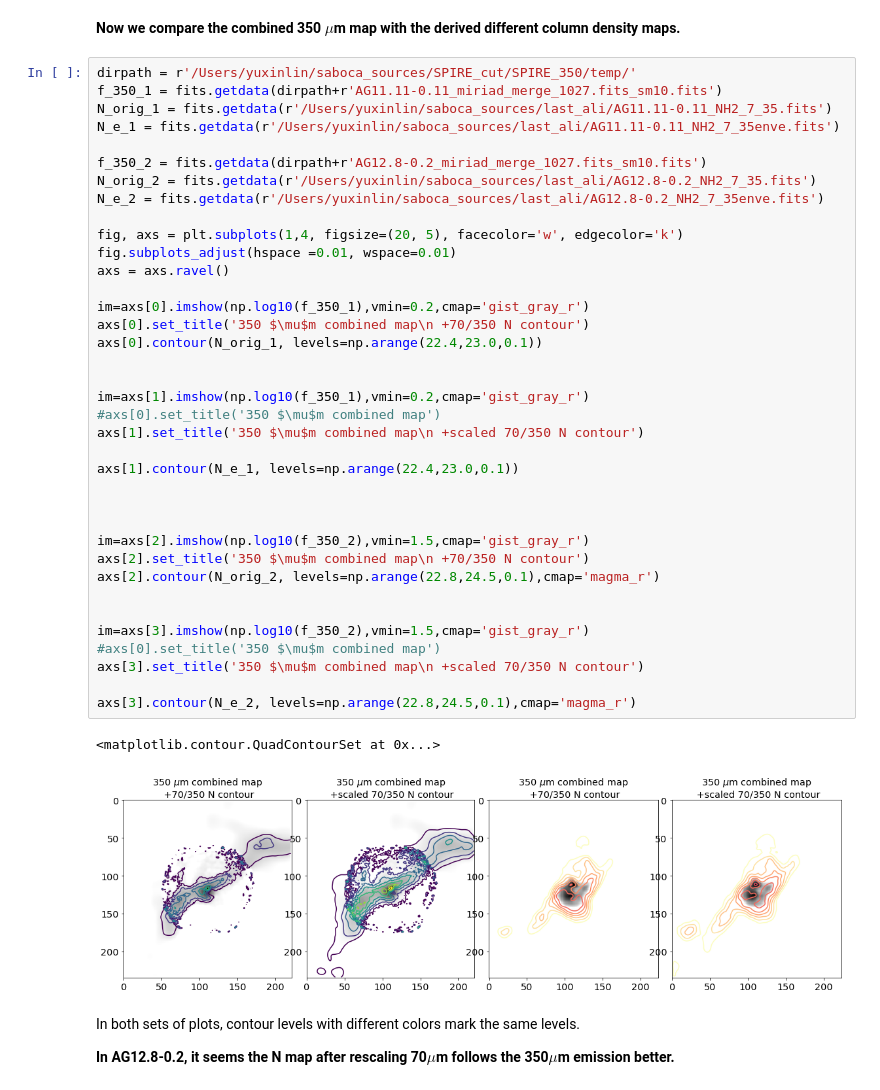
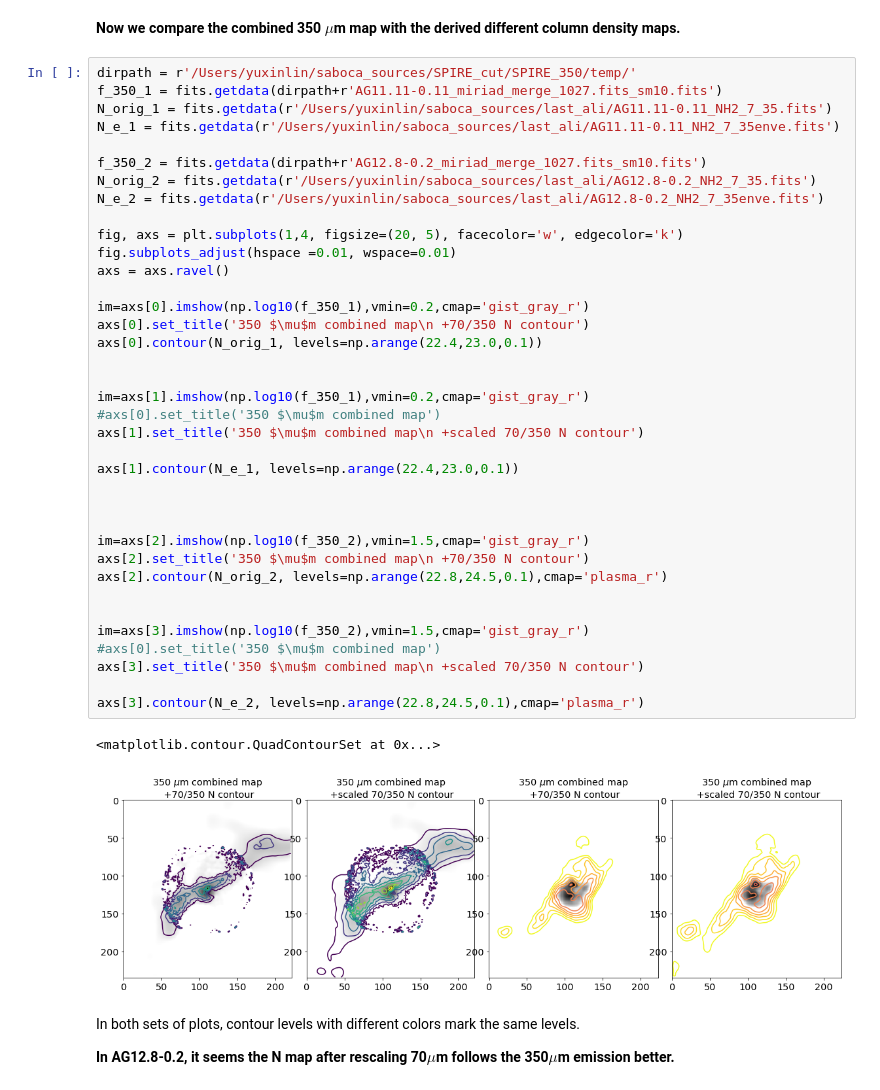
Before and after one commit to yxlinaqua/saboca_project, a Jupyter notebook: benchmark_fitting_methods.ipynb, the cells around one changed output. Cells and saved outputs as stored; diff of their text form.

```diff
--- a/benchmark_fitting_methods.ipynb
+++ b/benchmark_fitting_methods.ipynb
@@ -180,36 +180,36 @@ f_350_2 = fits.getdata(dirpath+r'AG12.8-0.2_miriad_merge_1027.fits_sm10.fits')
 N_orig_2 = fits.getdata(r'/Users/yuxinlin/saboca_sources/last_ali/AG12.8-0.2_NH2_7_35.fits')
 N_e_2 = fits.getdata(r'/Users/yuxinlin/saboca_sources/last_ali/AG12.8-0.2_NH2_7_35enve.fits')
 
 fig, axs = plt.subplots(1,4, figsize=(20, 5), facecolor='w', edgecolor='k')
 fig.subplots_adjust(hspace =0.01, wspace=0.01)
 axs = axs.ravel()
 
 im=axs[0].imshow(np.log10(f_350_1),vmin=0.2,cmap='gist_gray_r')
 axs[0].set_title('350 $\mu$m combined map\n +70/350 N contour')
 axs[0].contour(N_orig_1, levels=np.arange(22.4,23.0,0.1))
 
 
 im=axs[1].imshow(np.log10(f_350_1),vmin=0.2,cmap='gist_gray_r')
 #axs[0].set_title('350 $\mu$m combined map')
 axs[1].set_title('350 $\mu$m combined map\n +scaled 70/350 N contour')
 
 axs[1].contour(N_e_1, levels=np.arange(22.4,23.0,0.1))
 
 
 
 im=axs[2].imshow(np.log10(f_350_2),vmin=1.5,cmap='gist_gray_r')
 axs[2].set_title('350 $\mu$m combined map\n +70/350 N contour')
-axs[2].contour(N_orig_2, levels=np.arange(22.8,24.5,0.1),cmap='magma_r')
+axs[2].contour(N_orig_2, levels=np.arange(22.8,24.5,0.1),cmap='plasma_r')
 
 
 im=axs[3].imshow(np.log10(f_350_2),vmin=1.5,cmap='gist_gray_r')
 #axs[0].set_title('350 $\mu$m combined map')
 axs[3].set_title('350 $\mu$m combined map\n +scaled 70/350 N contour')
 
-axs[3].contour(N_e_2, levels=np.arange(22.8,24.5,0.1),cmap='magma_r')
+axs[3].contour(N_e_2, levels=np.arange(22.8,24.5,0.1),cmap='plasma_r')
 # %% [output]
 <matplotlib.contour.QuadContourSet at 0x...>
-[figure, old version]
+[figure, new version]
 # %% [markdown]
 In both sets of plots, contour levels with different colors mark the same levels.
 
```
Also changed, not shown: parts of 1 cell of this notebook.
